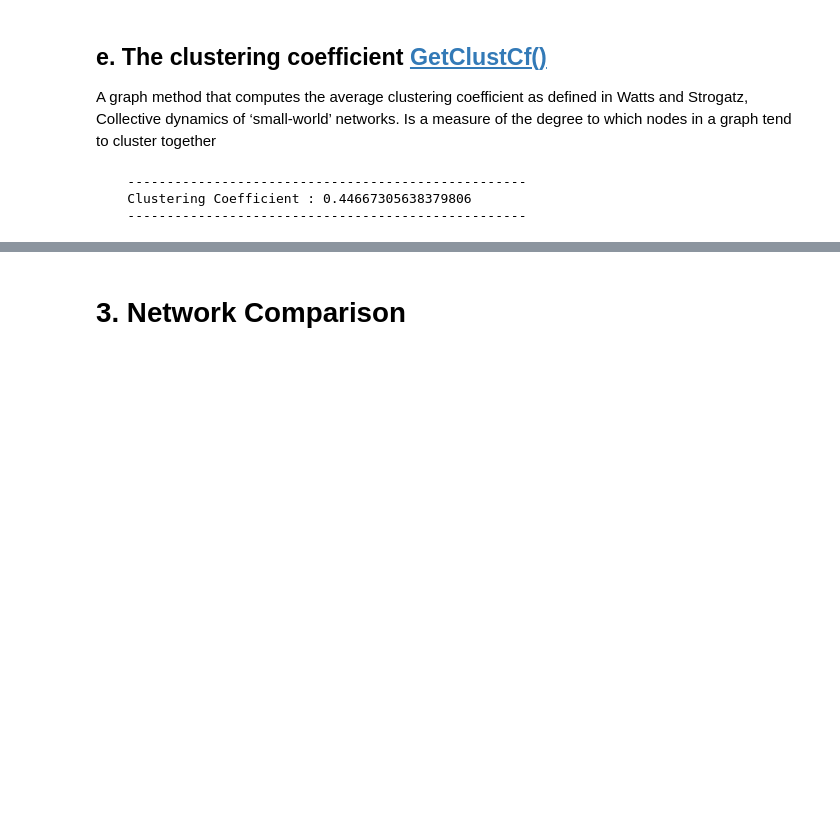
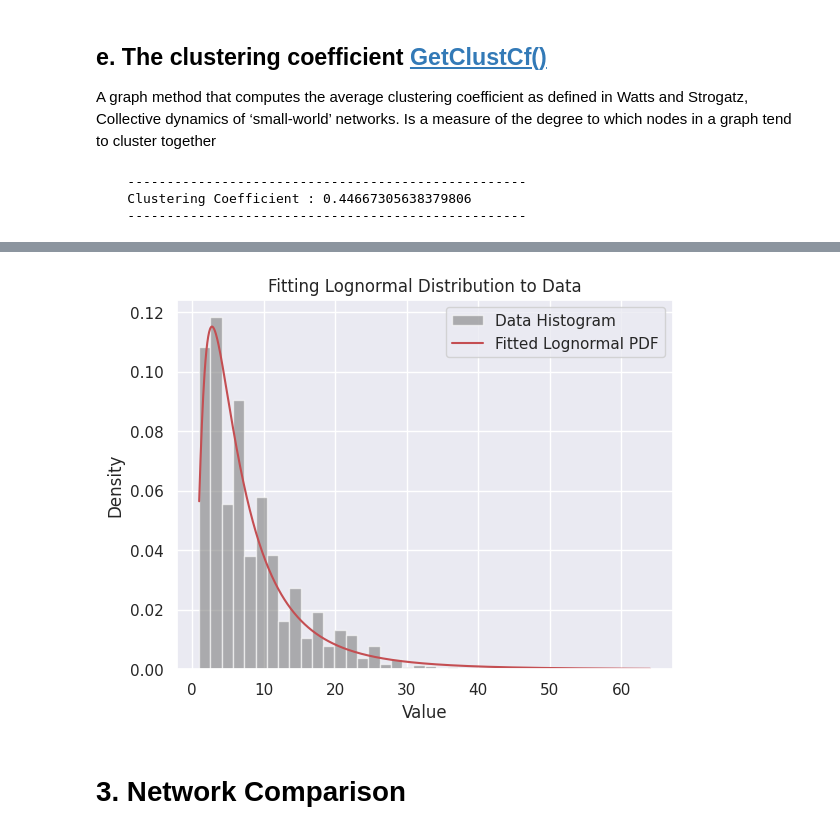
Before and after one commit to haxmxah/DDSA_Assignment_3, a Jupyter notebook: notebooks/assignment II.ipynb, the cells around one changed output, grey strips where cells are left out. Saved outputs shown, nothing was run; the diff lists cells and outputs as text; code cells hidden in the pictures; blank space fills up the shorter version.

```diff
--- a/notebooks/assignment II.ipynb
+++ b/notebooks/assignment II.ipynb
@@ -422,3 +514,34 @@ print(res)
+# %%
+import scipy.stats as stats
+
+def get_degree_distr(G):
+    DegToCntV = G.GetDegCnt()
+    degree_freq_dict = { item.GetVal1() : item.GetVal2() for item in DegToCntV }
+    degree_freq_list = [ node.GetDeg() for node in G.Nodes() ]
+
+    degrees = list(degree_freq_dict.keys())
+    frequencies = list(degree_freq_dict.values())
+
+    shape, loc, scale = stats.lognorm.fit(degree_freq_list, floc=0)
+    x = np.linspace(min(degree_freq_list), max(degree_freq_list), 1000)
+    pdf_fitted = stats.lognorm.pdf(x, shape, loc, scale)
+
+    plt.hist(degree_freq_list, bins= 40, density=True, alpha=0.6, color='gray', label="Data Histogram")
+
+    plt.plot(x, pdf_fitted, 'r-', label="Fitted Lognormal PDF")
+    plt.xlabel("Value")
+    plt.ylabel("Density")
+    plt.legend()
+    # plt.loglog()
+    plt.title("Fitting Lognormal Distribution to Data")
+    plt.show()
+
+    return degree_freq_dict
+
+DegToCntV = G.GetDegCnt()
+degree_freq_dict = get_degree_distr(G)
+# %% [output]
+[figure, added]
 # %% [markdown]
 # 3. Network Comparison
 # %%
```
Also changed, not shown: parts of 20 cells of this notebook, 1 other file.
